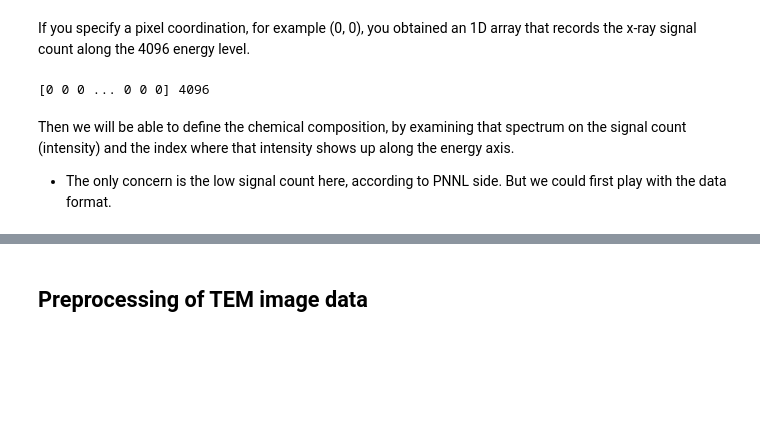
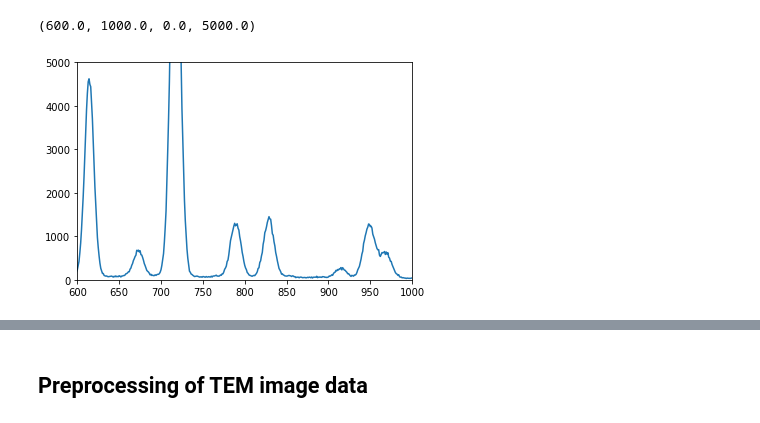
Before and after one commit to pnnl/Multimodal-Few-Shot, a Jupyter notebook: Notebooks/TEM data.ipynb, the cells around one changed output, grey strips where cells are left out. Drawn from its saved outputs; the diff is of its cells as text; code cells hidden in the pictures; blank space fills up the shorter version.

```diff
--- a/Notebooks/TEM data.ipynb
+++ b/Notebooks/TEM data.ipynb
@@ -7,2 +7,0 @@ import matplotlib.pyplot as plt
-# %%
-s = hs.load("../data/raw_data/20220325 1529 SI HAADF 3.90 Mx.emd")
@@ -26,10 +8,13 @@ np.save("../data/npy_files/pixel spectrum", spec)
-# %% [markdown]
-If you specify a pixel coordination, for example (0, 0), you obtained an 1D array that records the x-ray signal count along the 4096 energy level.
-# %%
-eg_spec = spec[256][256]
-print(eg_spec, len(eg_spec))
-# %% [output]
-[0 0 0 ... 0 0 0] 4096
-# %% [markdown]
-Then we will be able to define the chemical composition, by examining that spectrum on the signal count (intensity) and the index where that intensity shows up along the energy axis.
-- The only concern is the low signal count here, according to PNNL side. But we could first play with the data format.
+# %%
+#s = hs.load("../data/raw_data/20220325 1529 SI HAADF 3.90 Mx.emd")
+#s = hs.load("../data/raw_data/20220325 1058 SI HAADF 980 kx.emd")
+#s = hs.load("../data/raw_data/20220325 1108 SI HAADF 2.75 Mx.emd")
+#s = hs.load("../data/raw_data/20220325 1152 SI HAADF 5.50 Mx.emd")
+s = hs.load("../data/raw_data/20220325 1205 SI HAADF 3.90 Mx.emd")
+# %%
+spectrum = s[0].data + s[1].data + s[2].data + s[3].data
+plt.plot(spectrum)
+plt.axis([600,1000,0,5000])
+# %% [output]
+(600.0, 1000.0, 0.0, 5000.0)
+[figure, added]
```
Also changed, not shown: parts of 39 cells of this notebook, 18 other files.
